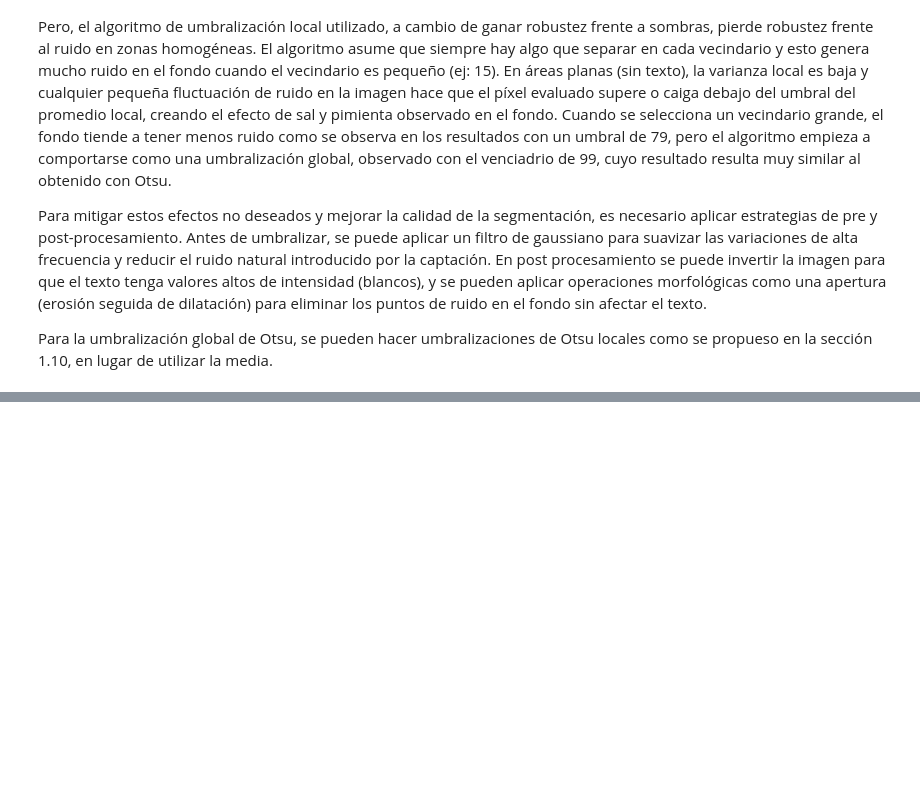
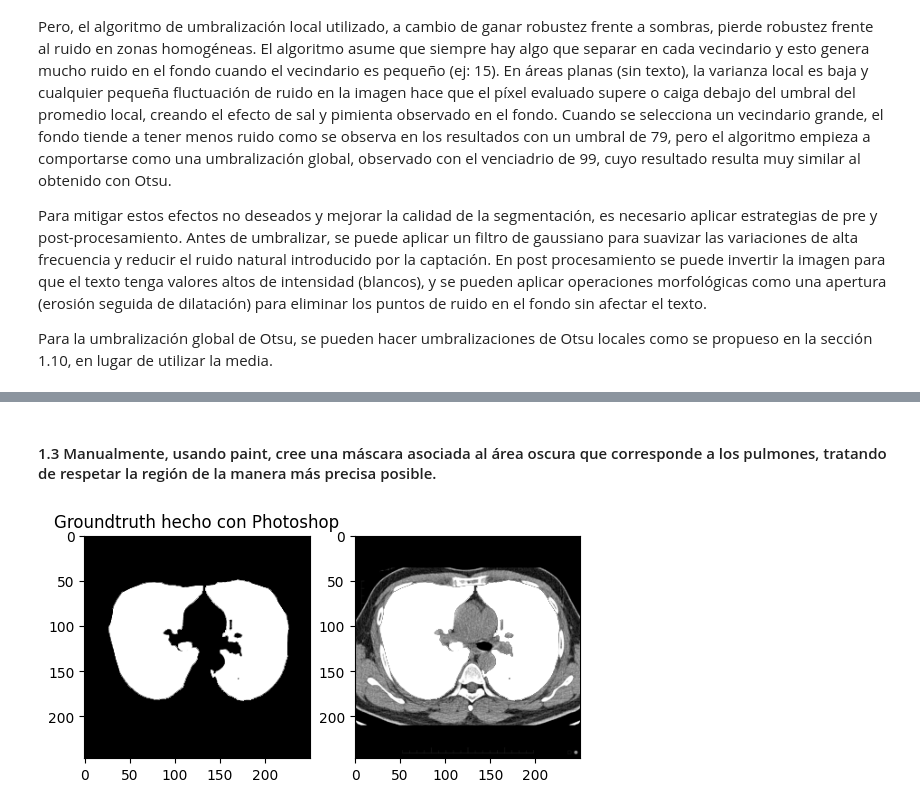
Before and after one commit to davidtobonm/talleres-imagenes-y-vision, a Jupyter notebook: Taller_3/Taller3_David.ipynb, the cells around one changed output, grey strips where cells are left out. Saved outputs shown, nothing was run; the diff lists cells and outputs as text; code cells hidden in the pictures; blank space fills up the shorter version.

```diff
--- a/Taller_3/Taller3_David.ipynb
+++ b/Taller_3/Taller3_David.ipynb
@@ -499,0 +510,15 @@ Para la umbralización global de Otsu, se pueden hacer umbralizaciones de Otsu l
+# %% [markdown]
+#### 1.3 Manualmente, usando paint, cree una máscara asociada al área oscura que corresponde a los pulmones, tratando de respetar la región de la manera más precisa posible.
+# %%
+gt = cv2.imread('images/CHEST_seg.png', cv2.IMREAD_GRAYSCALE)
+img_with_gt = cv2.imread('images/CHEST_seg_vis.png', cv2.IMREAD_GRAYSCALE)
+
+plt.subplot(1,2,1)
+plt.title('Groundtruth hecho con Photoshop')
+plt.imshow(gt, cmap='gray')
+
+plt.subplot(1,2,2)
+plt.imshow(img_with_gt, cmap='gray')
+plt.show()
+# %% [output]
+[figure, added]
```
Also changed, not shown: parts of 14 cells of this notebook, 2 other files.
